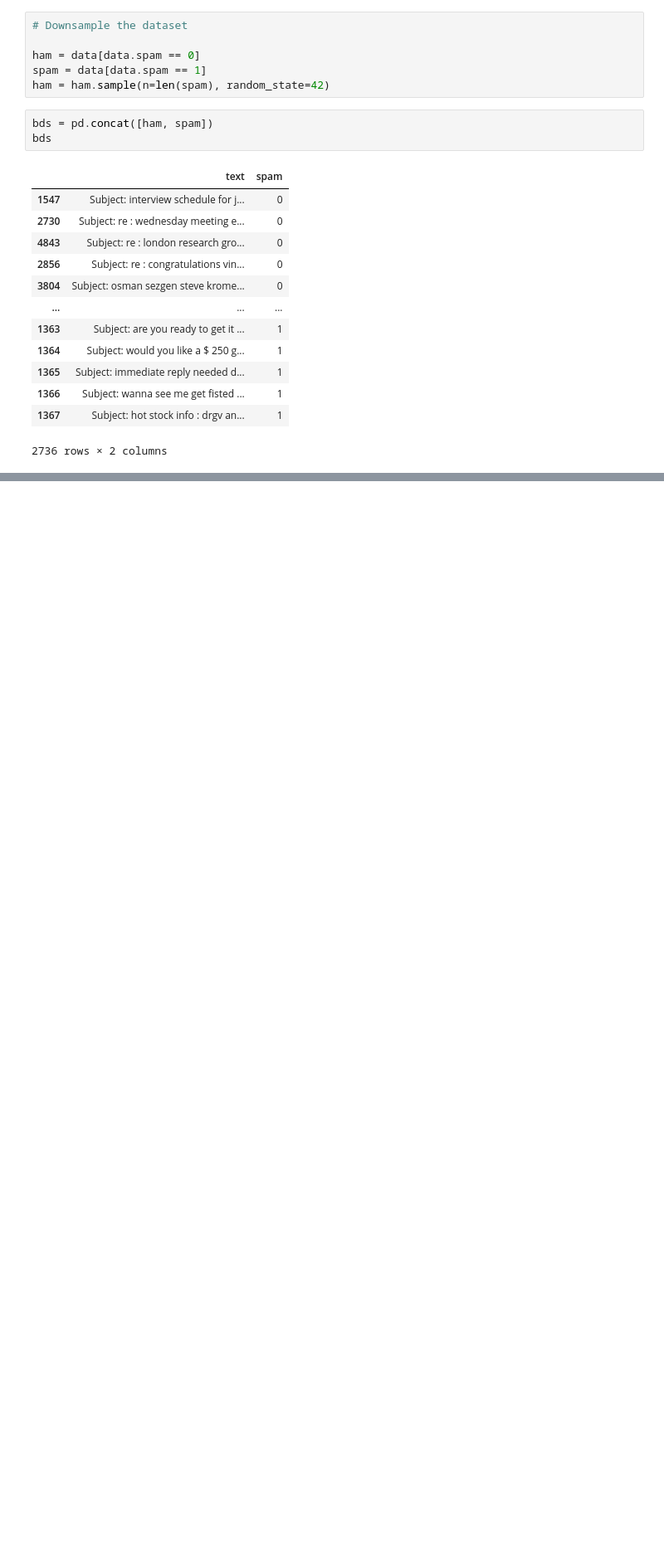
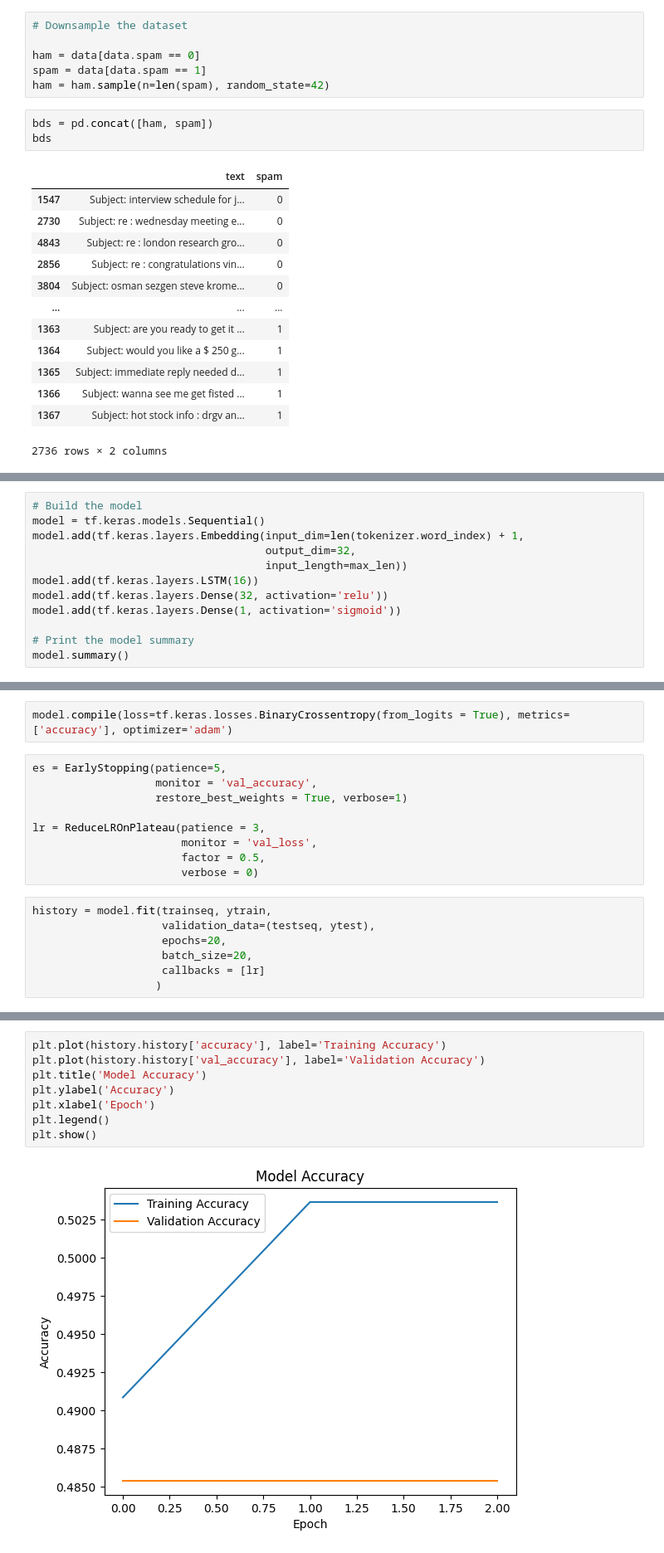
Before and after one commit to Tarzan-07/PersonalProjects, a Jupyter notebook: Spam Classifier/SpamClassficationTF.ipynb, the cells around one changed output, grey strips where cells are left out. Shown: that part at 83% size. Drawn from its saved outputs; the diff is of its cells as text; blank space fills up the shorter version.

Commit message:
built the model & prediction

```diff
--- a/Spam Classifier/SpamClassficationTF.ipynb
+++ b/Spam Classifier/SpamClassficationTF.ipynb
@@ -68,0 +198,12 @@ bds
+# %%
+# Build the model
+model = tf.keras.models.Sequential()
+model.add(tf.keras.layers.Embedding(input_dim=len(tokenizer.word_index) + 1,
+									output_dim=32,
+									input_length=max_len))
+model.add(tf.keras.layers.LSTM(16))
+model.add(tf.keras.layers.Dense(32, activation='relu'))
+model.add(tf.keras.layers.Dense(1, activation='sigmoid'))
+
+# Print the model summary
+model.summary()
@@ -68,0 +226,18 @@ bds
+# %%
+model.compile(loss=tf.keras.losses.BinaryCrossentropy(from_logits = True), metrics=['accuracy'], optimizer='adam')
+# %%
+es = EarlyStopping(patience=5,
+                   monitor = 'val_accuracy',
+                   restore_best_weights = True, verbose=1)
+
+lr = ReduceLROnPlateau(patience = 3,
+                       monitor = 'val_loss',
+                       factor = 0.5,
+                       verbose = 0)
+# %%
+history = model.fit(trainseq, ytrain,
+                    validation_data=(testseq, ytest),
+                    epochs=20,
+                    batch_size=20,
+                    callbacks = [lr]
+                   )
@@ -68,0 +270,10 @@ bds
+# %%
+plt.plot(history.history['accuracy'], label='Training Accuracy')
+plt.plot(history.history['val_accuracy'], label='Validation Accuracy')
+plt.title('Model Accuracy')
+plt.ylabel('Accuracy')
+plt.xlabel('Epoch')
+plt.legend()
+plt.show()
+# %% [output]
+[figure, added]
```
Also changed, not shown: parts of 14 cells of this notebook.
